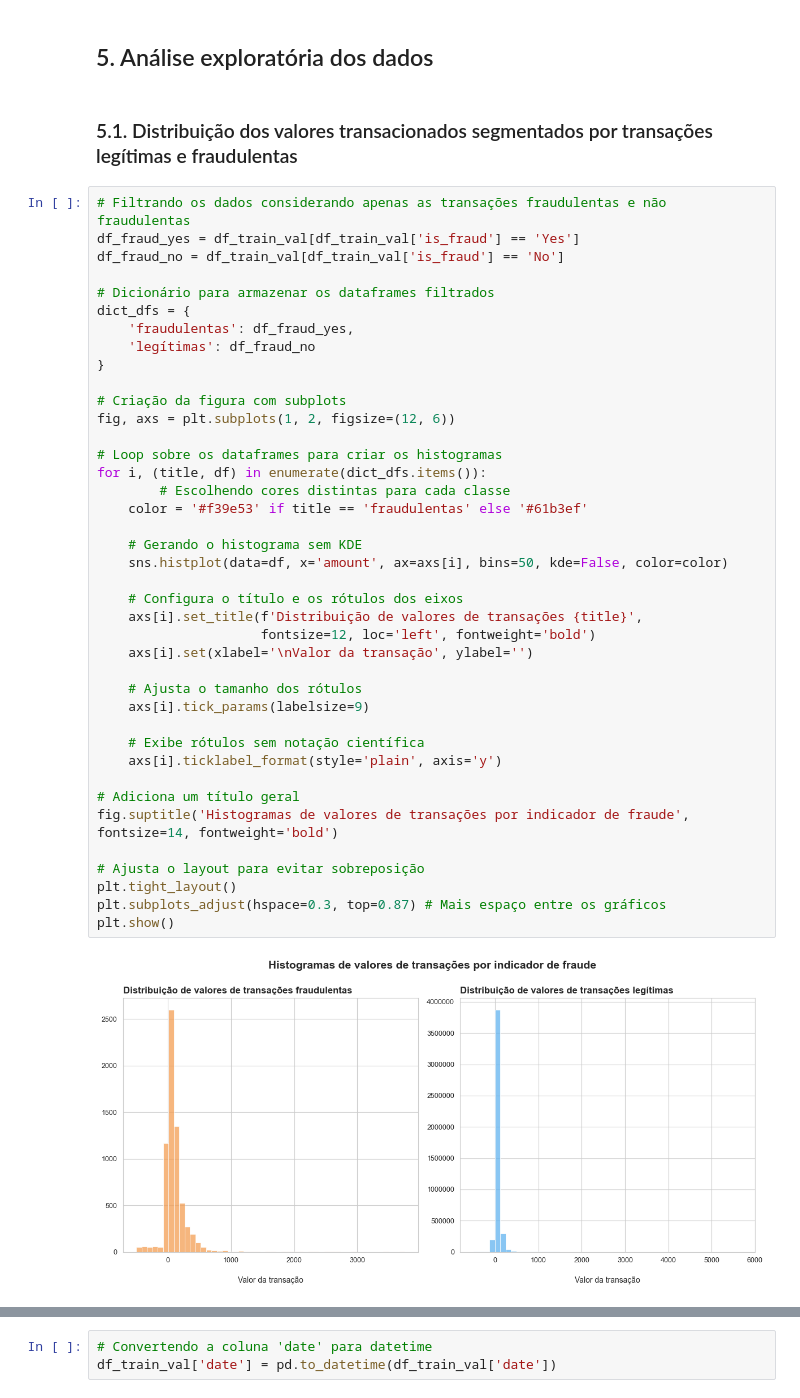
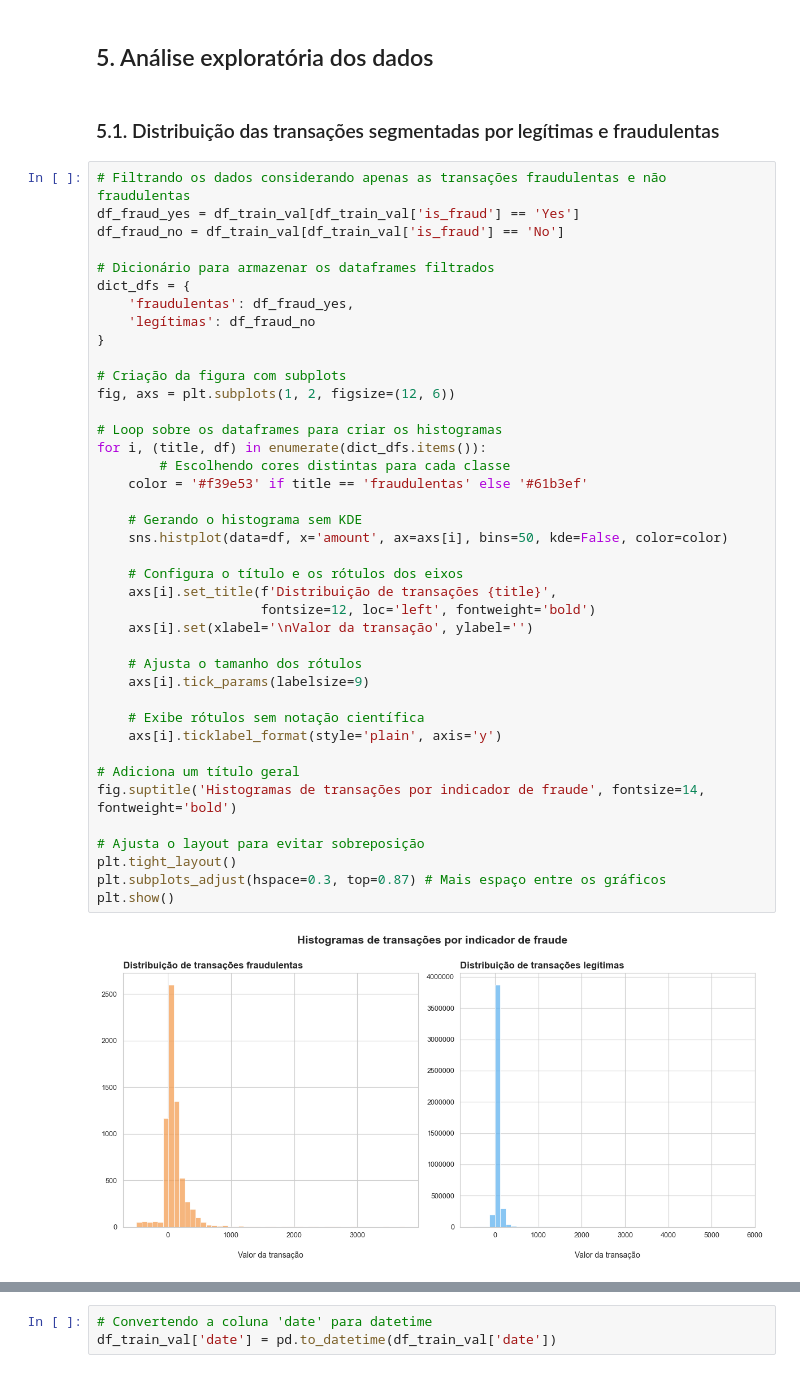
Before and after one commit to emso-exe/Deteccao_de_fraude_em_transacoes_financeiras, a Jupyter notebook: 001_analise_exploratoria.ipynb, the cells around one changed output, grey strips where cells are left out. Saved outputs shown, nothing was run; the diff lists cells and outputs as text.

```diff
--- a/001_analise_exploratoria.ipynb
+++ b/001_analise_exploratoria.ipynb
@@ -681,7 +692,7 @@ gerar_countplots(df_train_val, colunas_excluir)
 # %% [markdown]
 ## 5. Análise exploratória dos dados
 # %% [markdown]
-### 5.1. Distribuição dos valores transacionados segmentados por transações legítimas e fraudulentas
+### 5.1. Distribuição das transações segmentadas por legítimas e fraudulentas
 # %%
 # Filtrando os dados considerando apenas as transações fraudulentas e não fraudulentas
 df_fraud_yes = df_train_val[df_train_val['is_fraud'] == 'Yes']
@@ -694,36 +705,36 @@ dict_dfs = {
 }
 
 # Criação da figura com subplots
 fig, axs = plt.subplots(1, 2, figsize=(12, 6))
 
 # Loop sobre os dataframes para criar os histogramas
 for i, (title, df) in enumerate(dict_dfs.items()):
         # Escolhendo cores distintas para cada classe
     color = '#f39e53' if title == 'fraudulentas' else '#61b3ef'
 
     # Gerando o histograma sem KDE
     sns.histplot(data=df, x='amount', ax=axs[i], bins=50, kde=False, color=color)
 
     # Configura o título e os rótulos dos eixos
-    axs[i].set_title(f'Distribuição de valores de transações {title}',
+    axs[i].set_title(f'Distribuição de transações {title}',
                      fontsize=12, loc='left', fontweight='bold')
     axs[i].set(xlabel='\nValor da transação', ylabel='')
 
     # Ajusta o tamanho dos rótulos
     axs[i].tick_params(labelsize=9)
 
     # Exibe rótulos sem notação científica
     axs[i].ticklabel_format(style='plain', axis='y')
 
 # Adiciona um título geral
-fig.suptitle('Histogramas de valores de transações por indicador de fraude', fontsize=14, fontweight='bold')
+fig.suptitle('Histogramas de transações por indicador de fraude', fontsize=14, fontweight='bold')
 
 # Ajusta o layout para evitar sobreposição
 plt.tight_layout()
 plt.subplots_adjust(hspace=0.3, top=0.87) # Mais espaço entre os gráficos
 plt.show()
 # %% [output]
-[figure, old version]
+[figure, new version]
 # %%
 # Calculando a descrição estatística para as transações legítimas e fraudulentas
 desc_fraud_yes = df_fraud_yes[['amount']].describe().T
```
Also changed, not shown: parts of 16 cells of this notebook.
